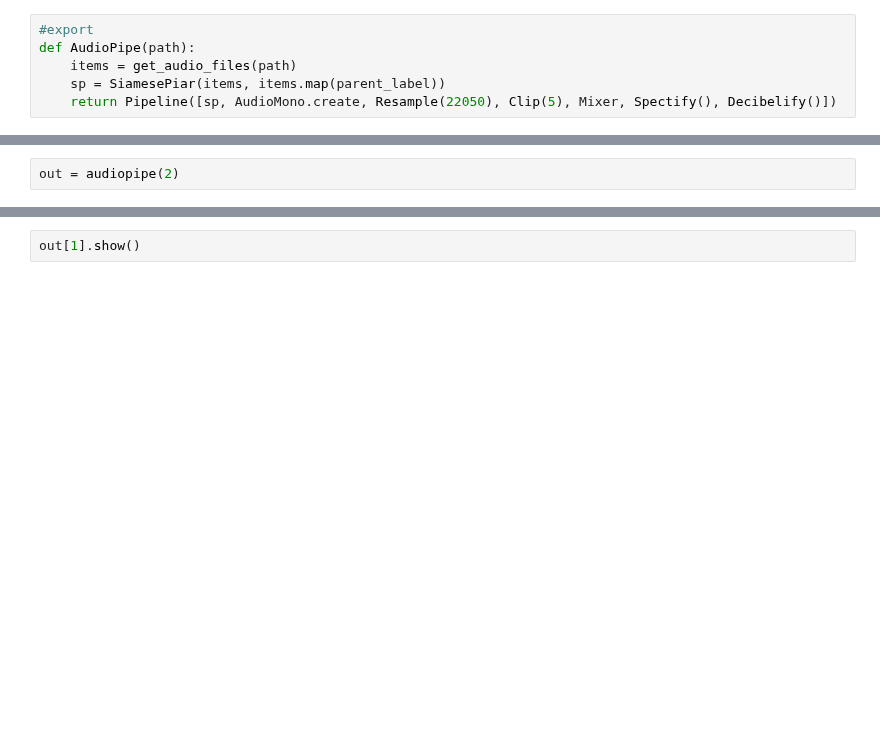
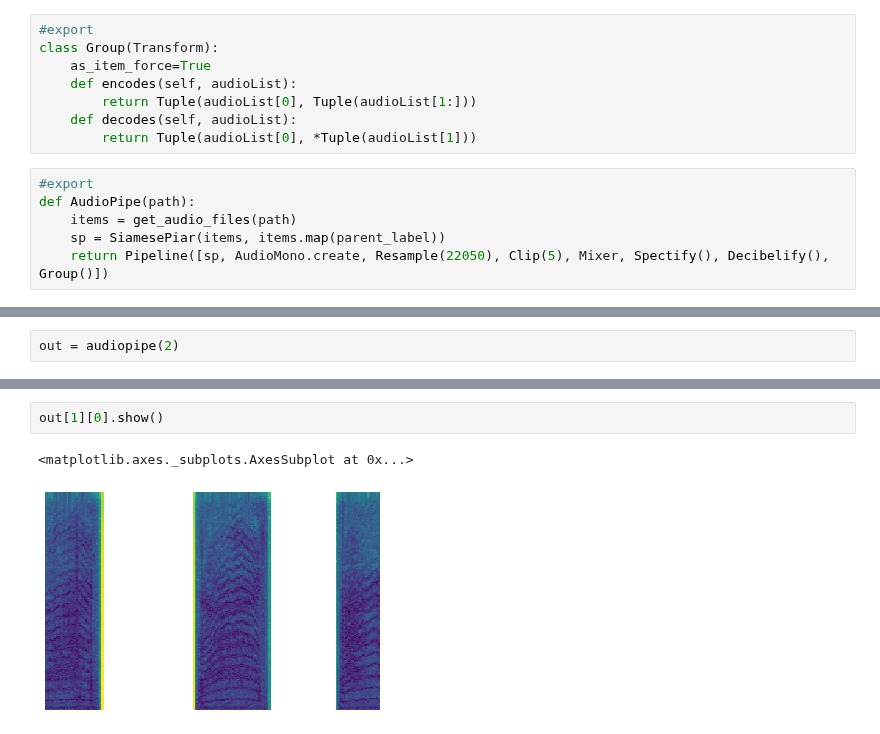
Before and after one commit to holyfiddlex/Speech-Separation, a Jupyter notebook: nbdev/06_Pipe.ipynb, the cells around one changed output, grey strips where cells are left out. Cells and saved outputs as stored; diff of their text form; blank space fills up the shorter version.

Commit message:
Group Transform

```diff
--- a/nbdev/06_Pipe.ipynb
+++ b/nbdev/06_Pipe.ipynb
@@ -31,9 +33,17 @@ class SiamesePiar(Transform):
+# %%
+#export
+class Group(Transform):
+    as_item_force=True
+    def encodes(self, audioList):
+        return Tuple(audioList[0], Tuple(audioList[1:]))
+    def decodes(self, audioList):
+        return Tuple(audioList[0], *Tuple(audioList[1]))
 # %%
 #export
 def AudioPipe(path):
     items = get_audio_files(path)
     sp = SiamesePiar(items, items.map(parent_label))
-    return Pipeline([sp, AudioMono.create, Resample(22050), Clip(5), Mixer, Spectify(), Decibelify()])
+    return Pipeline([sp, AudioMono.create, Resample(22050), Clip(5), Mixer, Spectify(), Decibelify(), Group()])
 # %%
 audiopipe = AudioPipe("../data/esc50_sample/")
 # %%
@@ -43,3 +56,6 @@ out[0].show()
 # %%
-out[1].show()
+out[1][0].show()
+# %% [output]
+<matplotlib.axes._subplots.AxesSubplot at 0x...>
+[figure, added]
 # %%
```
Also changed, not shown: parts of 3 cells of this notebook, 2 other files.
